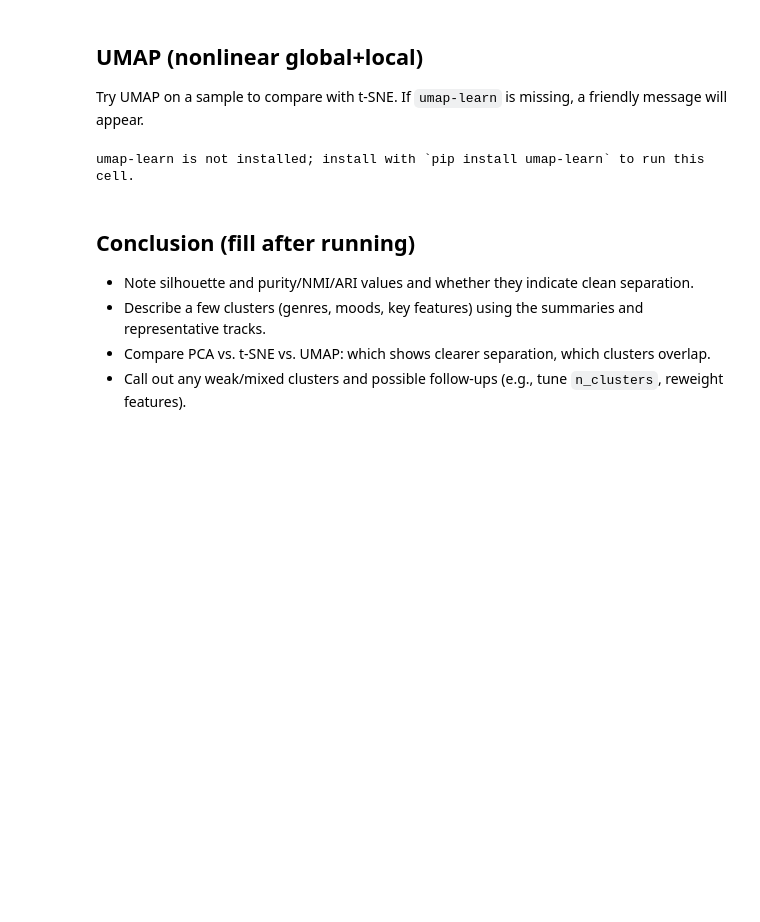
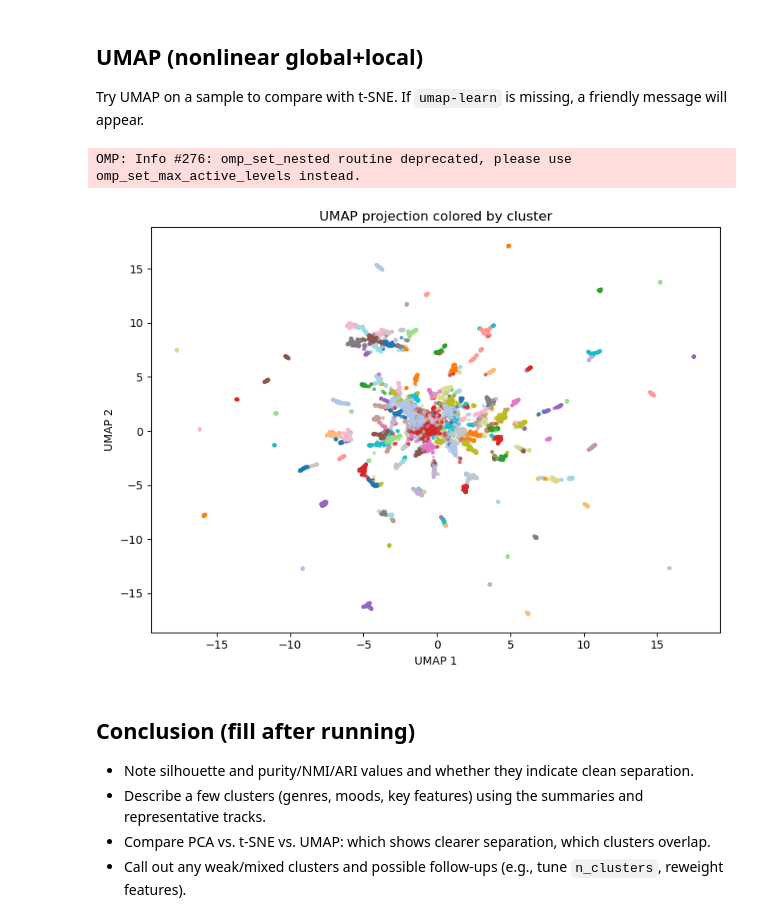
Before and after one commit to adamajane/computational-tools-for-data-science-02807-project, a Jupyter notebook: 4-full-recommendation-system/4.ipynb, the cells around one changed output. Cells and saved outputs as stored; diff of their text form; code cells hidden in the pictures; blank space fills up the shorter version.

Commit message:
UMAP

```diff
--- a/4-full-recommendation-system/4.ipynb
+++ b/4-full-recommendation-system/4.ipynb
@@ -509,35 +508,38 @@ except ImportError:
     print("umap-learn is not installed; install with `pip install umap-learn` to run this cell.")
 else:
     max_umap = 10000
+    n_samples = X_main.shape[0]
+
     if n_samples > max_umap:
         rng = np.random.RandomState(RANDOM_STATE)
         umap_indices = rng.choice(n_samples, size=max_umap, replace=False)
     else:
         umap_indices = np.arange(n_samples)
 
     X_umap_in = X_main[umap_indices]
     clusters_umap = full_df.loc[umap_indices, "cluster_kmeans_main"].to_numpy()
 
     reducer = umap.UMAP(
         n_components=2,
         n_neighbors=25,
         min_dist=0.15,
         metric="euclidean",
         random_state=RANDOM_STATE,
     )
     X_umap = reducer.fit_transform(X_umap_in)
 
     import matplotlib.pyplot as plt
 
     plt.figure(figsize=(8, 6))
     plt.scatter(X_umap[:, 0], X_umap[:, 1], c=clusters_umap, s=6, alpha=0.6, cmap="tab20")
     plt.xlabel("UMAP 1")
     plt.ylabel("UMAP 2")
     plt.title("UMAP projection colored by cluster")
     plt.tight_layout()
     plt.show()
 # %% [output]
-umap-learn is not installed; install with `pip install umap-learn` to run this cell.
+OMP: Info #276: omp_set_nested routine deprecated, please use omp_set_max_active_levels instead.
+[figure, added]
 # %% [markdown]
 ## Conclusion (fill after running)
 - Note silhouette and purity/NMI/ARI values and whether they indicate clean separation.
```
Also changed, not shown: parts of 3 cells of this notebook.
